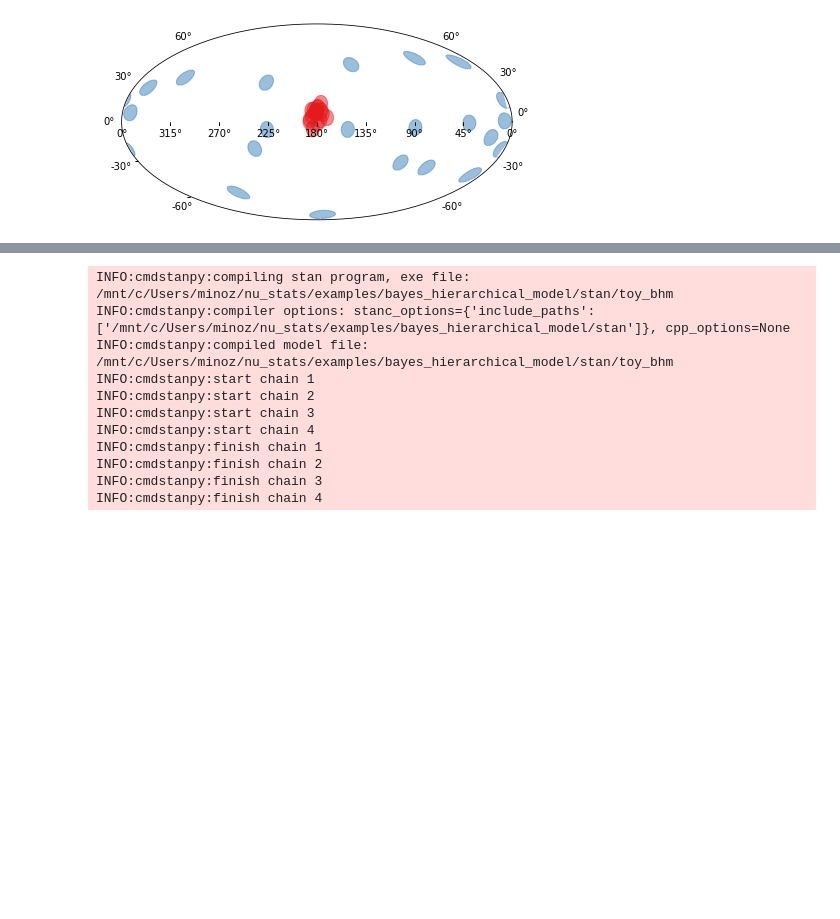
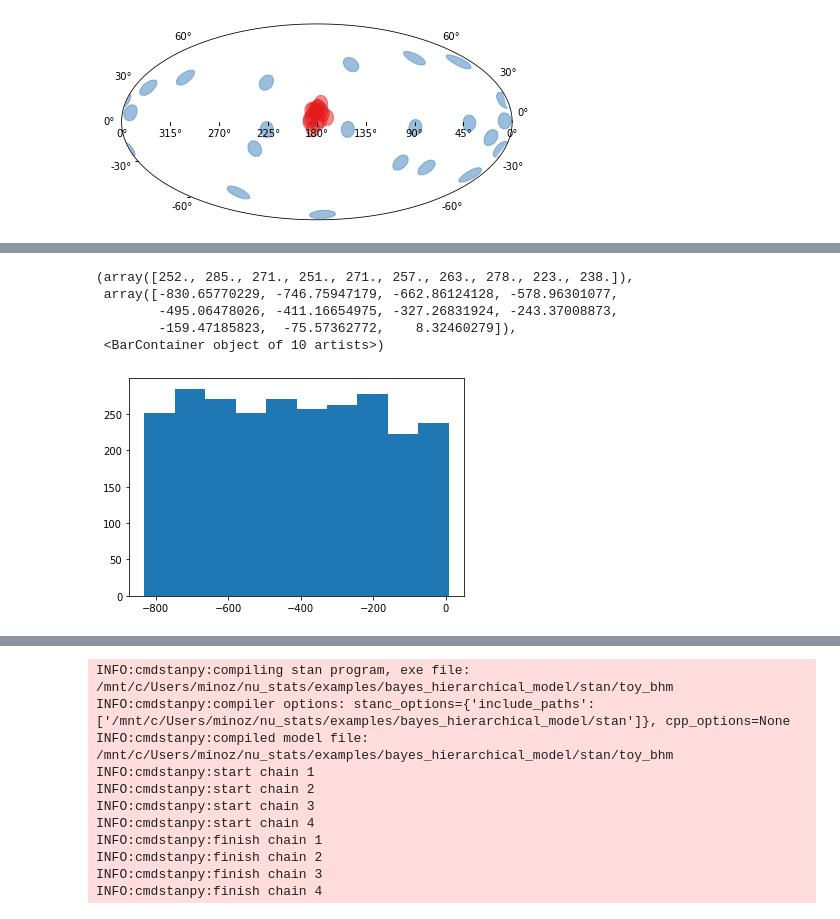
Before and after one commit to cescalara/nu_stats, a Jupyter notebook: examples/bayes_hierarchical_model/toy_model_w_fqtist.ipynb, the cells around one changed output, grey strips where cells are left out. Saved outputs shown, nothing was run; the diff lists cells and outputs as text; code cells hidden in the pictures; blank space fills up the shorter version.

```diff
--- a/examples/bayes_hierarchical_model/toy_model_w_fqtist.ipynb
+++ b/examples/bayes_hierarchical_model/toy_model_w_fqtist.ipynb
@@ -61,0 +94,2 @@ fq.unit_vectors_skymap(det_dir, labels);
+# %%
+bg_TS.sort()
@@ -61,0 +99,9 @@ fq.unit_vectors_skymap(det_dir, labels);
+# %%
+plt.hist(bg_TS)
+# %% [output]
+(array([252., 285., 271., 251., 271., 257., 263., 278., 223., 238.]),
+ array([-830.65770229, -746.75947179, -662.86124128, -578.96301077,
+        -495.06478026, -411.16654975, -327.26831924, -243.37008873,
+        -159.47185823,  -75.57362772,    8.32460279]),
+ <BarContainer object of 10 artists>)
+[figure, added]
```
Also changed, not shown: parts of 11 cells of this notebook, 2 other files.
